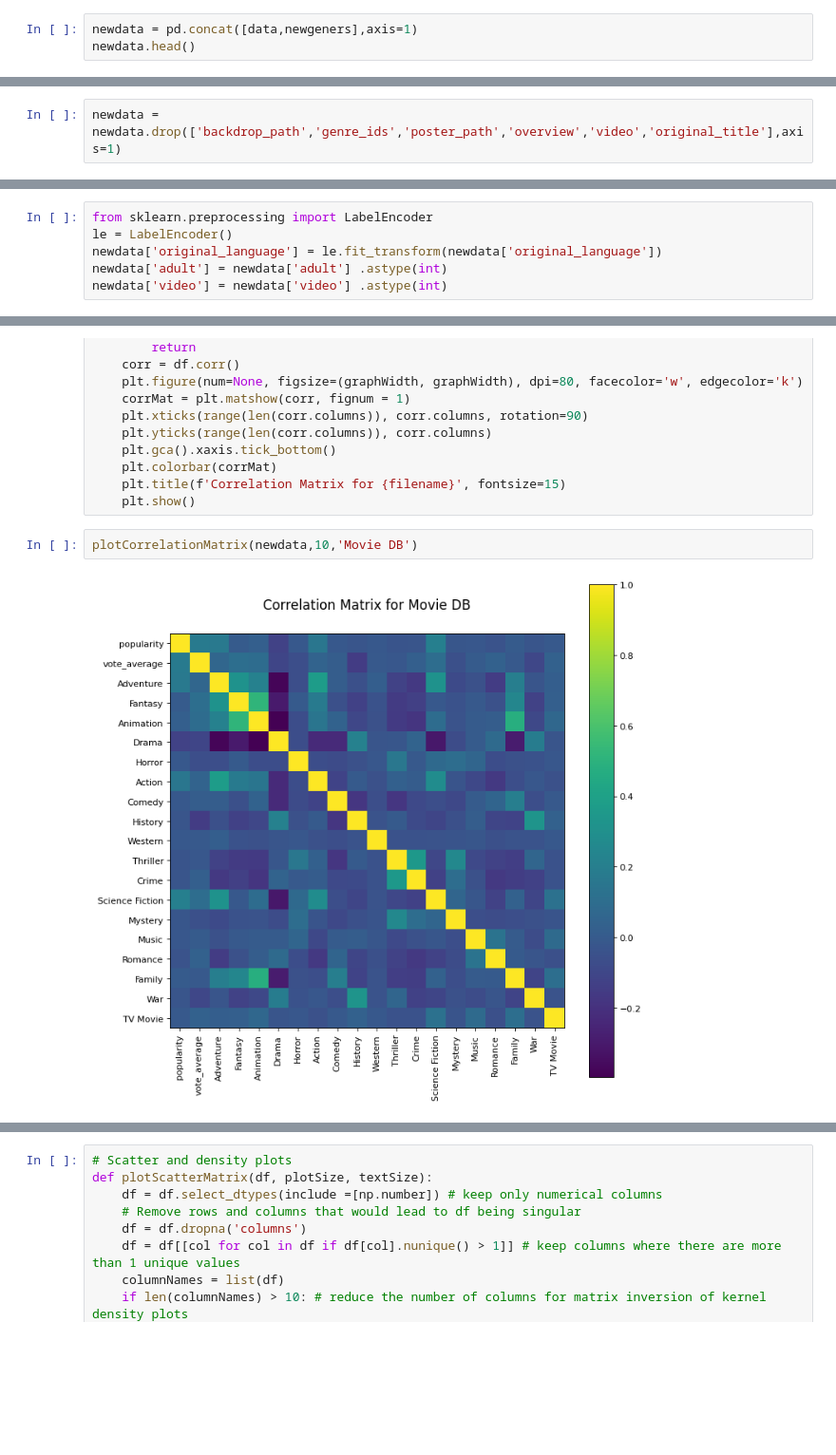
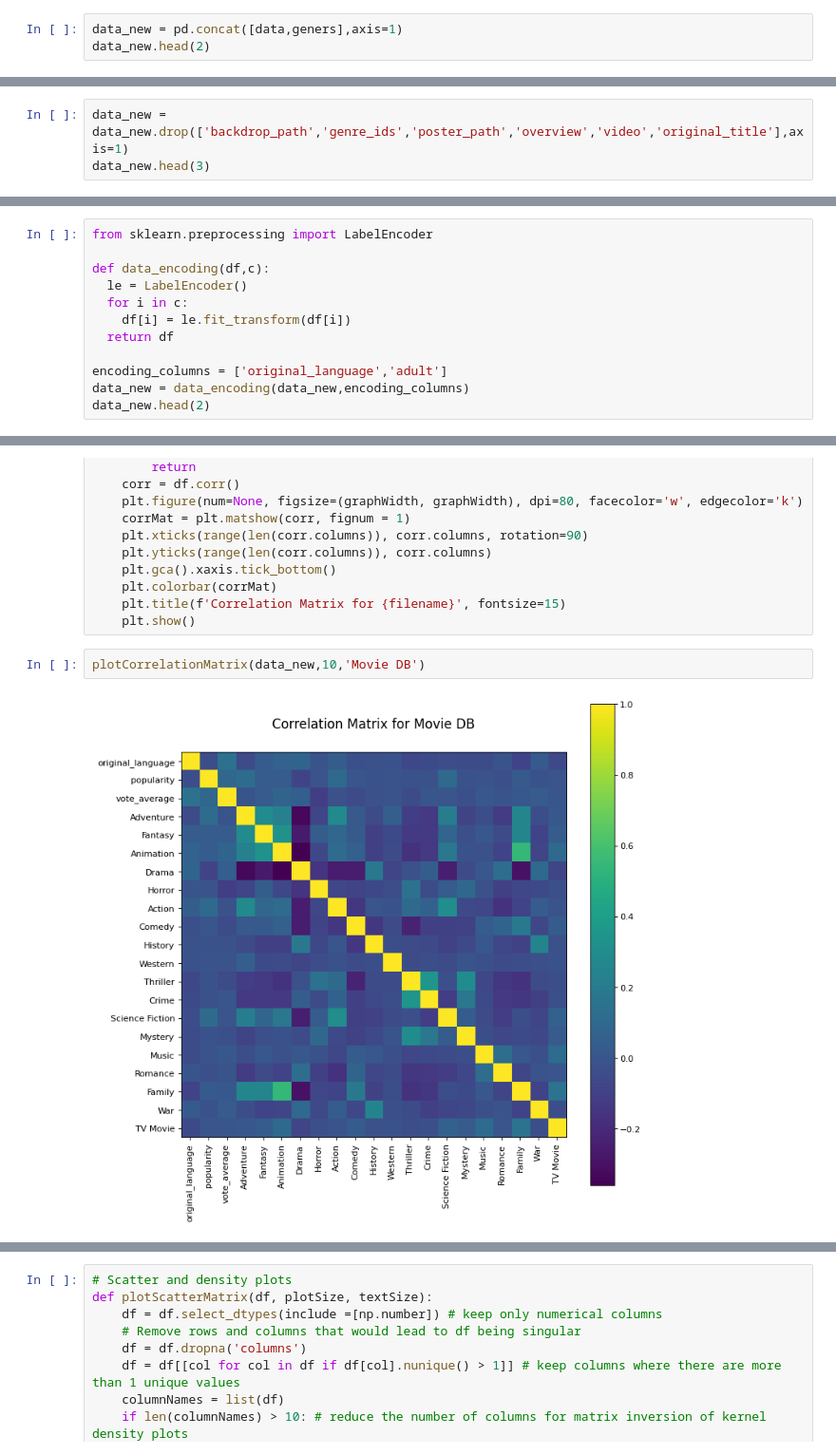
Before and after one commit to divyakumar95/ProgrammingDA_CA, a Jupyter notebook: Prog_Da_CA02.ipynb, the cells around one changed output, grey strips where cells are left out. Shown: that part at 95% size. Saved outputs shown, nothing was run; the diff lists cells and outputs as text; blank space fills up the shorter version.

```diff
--- a/Prog_Da_CA02.ipynb
+++ b/Prog_Da_CA02.ipynb
@@ -283,5 +292,5 @@ newgeners.head()
 # %%
-newdata = pd.concat([data,newgeners],axis=1)
-newdata.head()
+data_new = pd.concat([data,geners],axis=1)
+data_new.head(2)
 # %% [output]
 |  | adult | backdrop_path | genre_ids | id | original_language | original_title | overview | popularity | ... |
@@ -293,2 +299,3 @@ newdata.head()
 # %%
-newdata = newdata.drop(['backdrop_path','genre_ids','poster_path','overview','video','original_title'],axis=1)
+data_new = data_new.drop(['backdrop_path','genre_ids','poster_path','overview','video','original_title'],axis=1)
+data_new.head(3)
@@ -317,6 +306,0 @@ array(['hi', 'en', 'ko', 'ja', 'es', 'it', 'pt', 'zh', 'ru', 'fr', 'tr',
-# %%
-from sklearn.preprocessing import LabelEncoder
-le = LabelEncoder()
-newdata['original_language'] = le.fit_transform(newdata['original_language'])
-newdata['adult'] = newdata['adult'] .astype(int)
-newdata['video'] = newdata['video'] .astype(int)
@@ -333,0 +307,12 @@ array([0])
+# %%
+from sklearn.preprocessing import LabelEncoder
+
+def data_encoding(df,c):
+  le = LabelEncoder()
+  for i in c:
+    df[i] = le.fit_transform(df[i])
+  return df
+
+encoding_columns = ['original_language','adult']
+data_new = data_encoding(data_new,encoding_columns)
+data_new.head(2)
@@ -420,6 +417,6 @@ def plotCorrelationMatrix(df, graphWidth, db):
     plt.title(f'Correlation Matrix for {filename}', fontsize=15)
     plt.show()
 # %%
-plotCorrelationMatrix(newdata,10,'Movie DB')
+plotCorrelationMatrix(data_new,10,'Movie DB')
 # %% [output]
-[figure, old version]
+[figure, new version]
```
Also changed, not shown: parts of 104 cells of this notebook.
